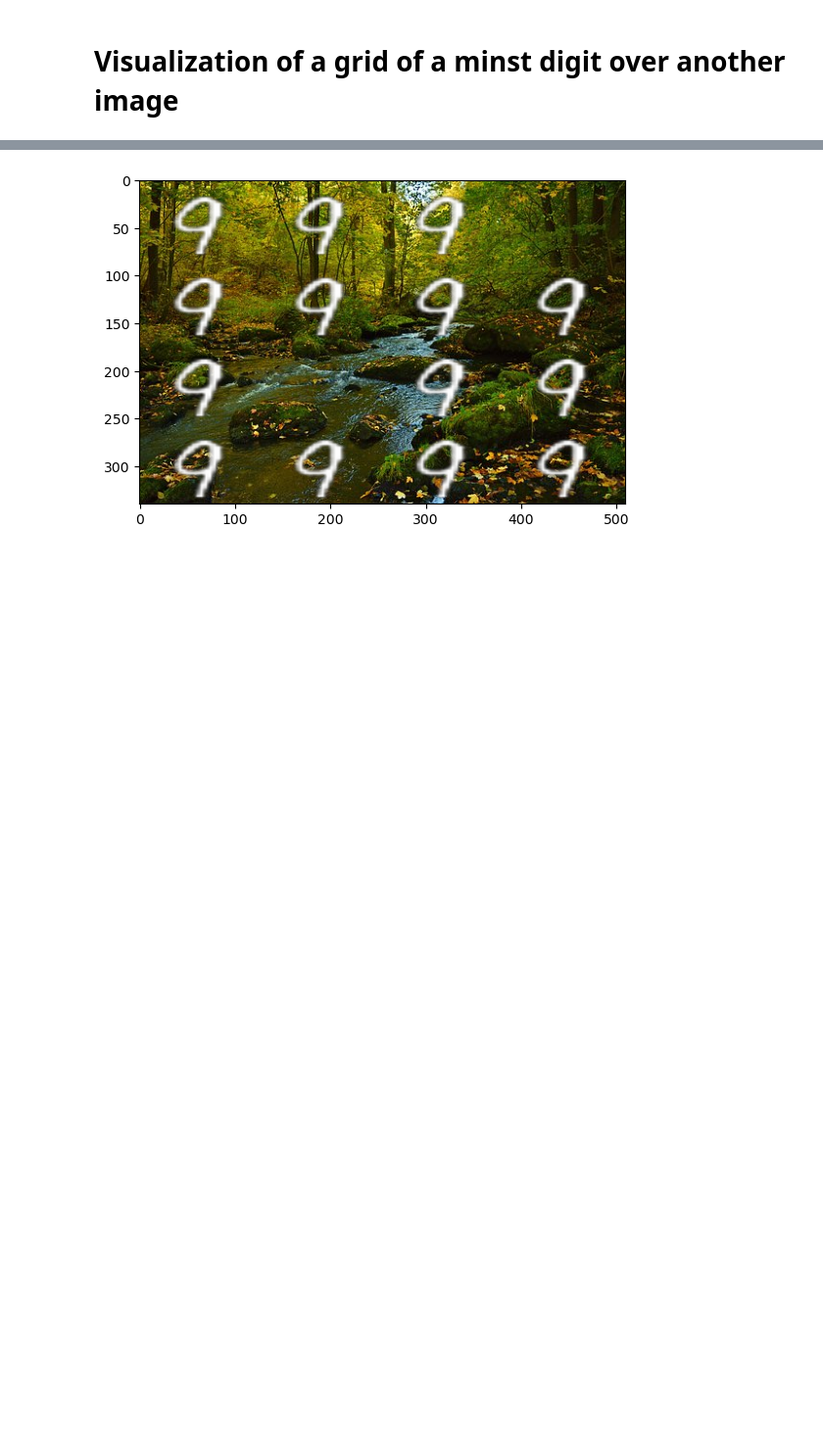
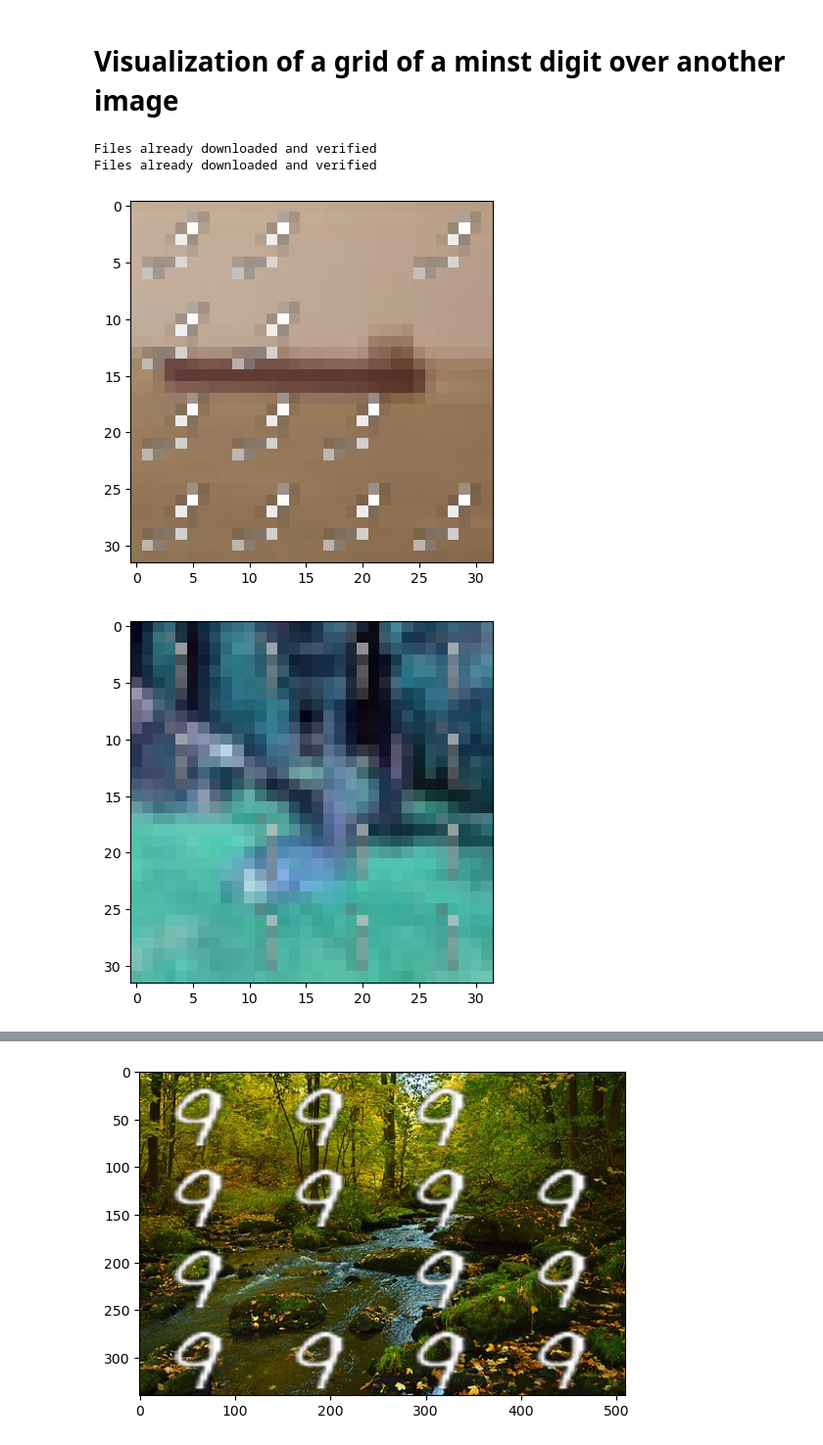
Before and after one commit to mona251/Intriguing-Properties-of-Contrastive-Losses, a Jupyter notebook: scripts/digits_on_another_dataset_grid.ipynb, the cells around one changed output, grey strips where cells are left out. Shown at 98% size. Cells and saved outputs as stored; diff of their text form; code cells hidden in the pictures; blank space fills up the shorter version.

Commit message:
create func in class Dataset to add mnist images on top of another dataset images in a grid. Example with cifar10

```diff
--- a/scripts/digits_on_another_dataset_grid.ipynb
+++ b/scripts/digits_on_another_dataset_grid.ipynb
@@ -16,0 +25,16 @@ from src.load_data import sample_uniformly_imgs
+# %%
+cifar10_dataset_train, cifar10_dataset_test = load_cifar_10()
+dataset = Dataset()
+images = dataset.generate_multi_digits_on_another_dataset_grid(
+            cifar10_dataset_train, n_images=4, n_repetition_digit_img=12,
+            n_cells_in_grid=16)
+# %% [output]
+Files already downloaded and verified
+Files already downloaded and verified
+# %%
+for img in images:
+    plt.imshow(img)
+    plt.show()
+# %% [output]
+[figure, added]
+[figure, added]
```
Also changed, not shown: parts of 5 cells of this notebook, 2 other files.
